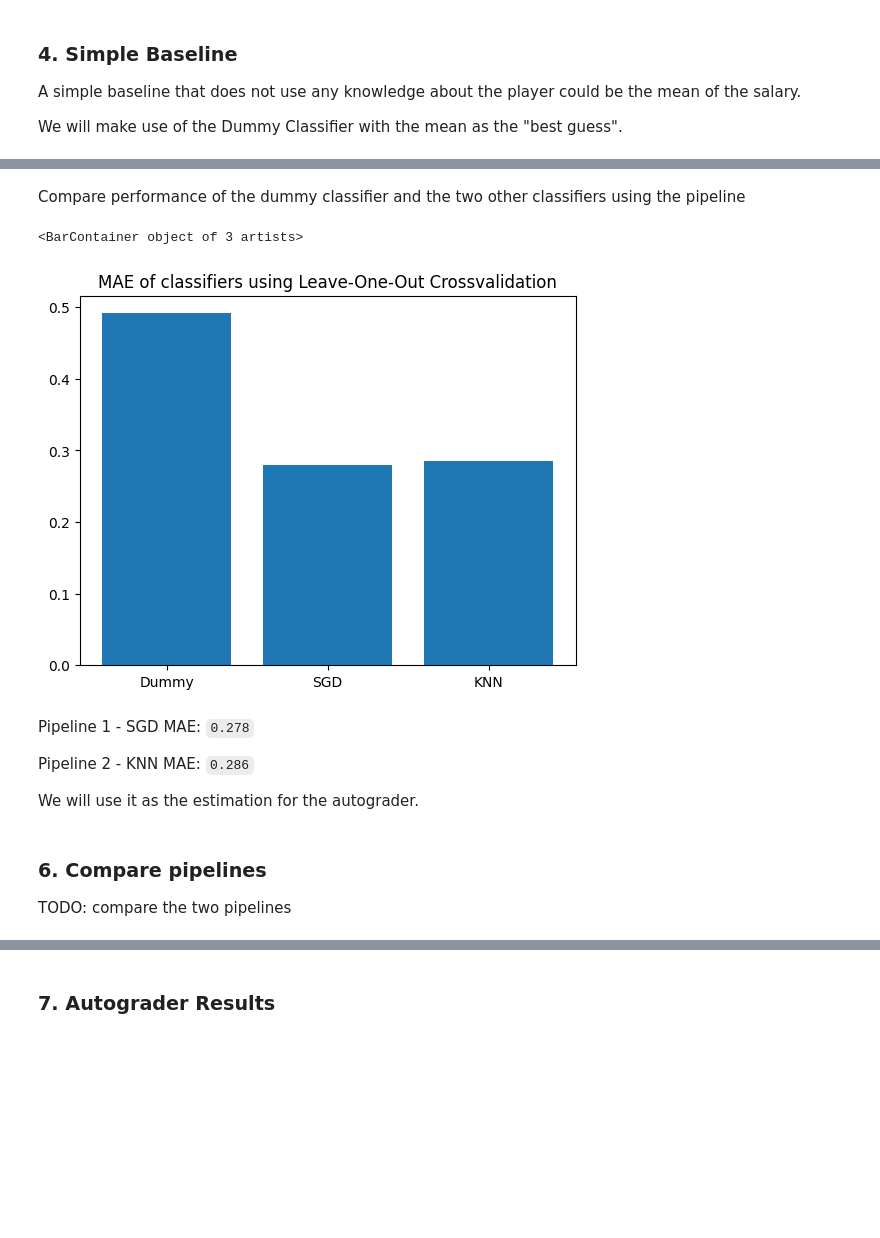
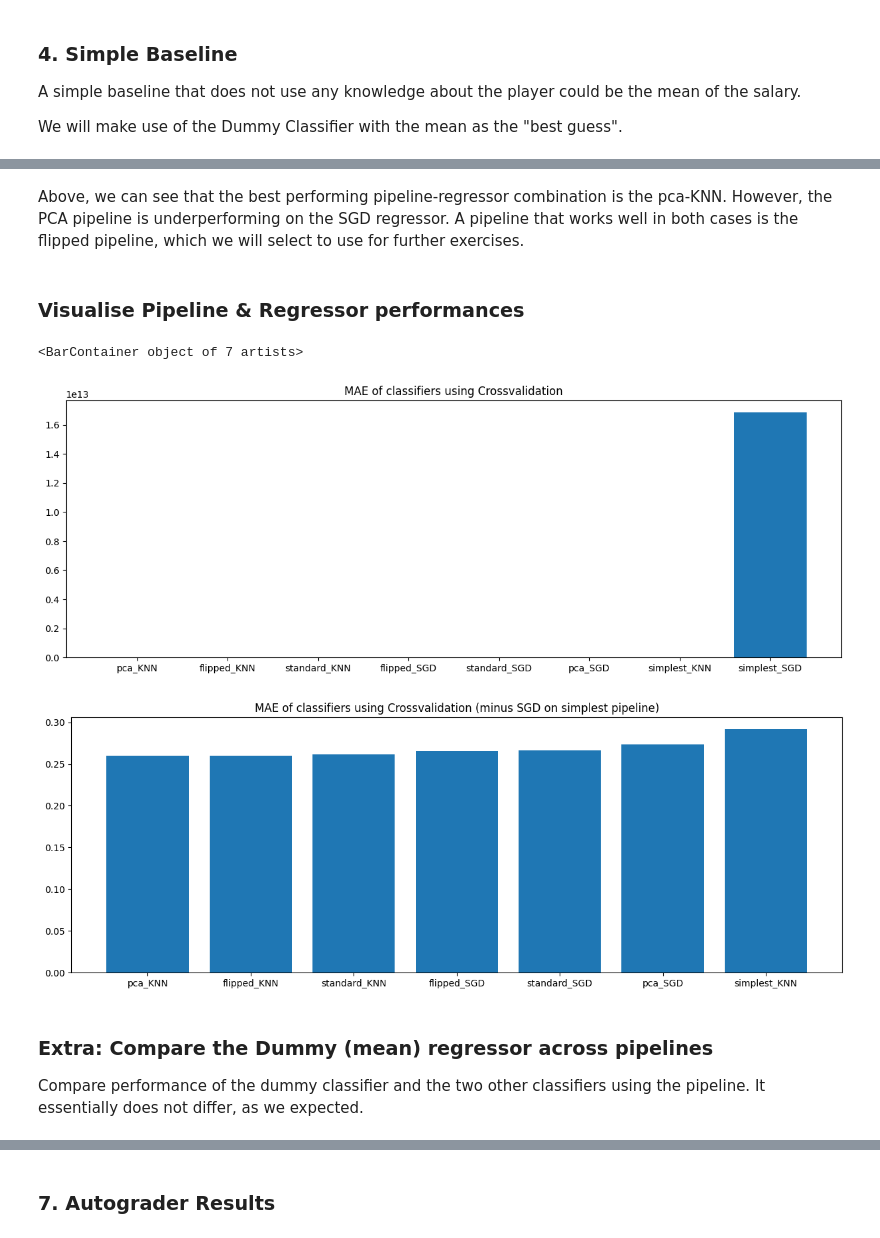
Before and after one commit to johnylamw/DSAIT4020-Practice-Project, a Jupyter notebook: practice_assignment.ipynb, the cells around one changed output, grey strips where cells are left out. Cells and saved outputs as stored; diff of their text form; code cells hidden in the pictures; blank space fills up the shorter version.

Commit message:
feat: adjust parts 4-6 and 9 wrt. pipelines

```diff
--- a/practice_assignment.ipynb
+++ b/practice_assignment.ipynb
@@ -244,11 +213,11 @@ clf_dummy = Pipeline(
             ("regressor", regressor_dummy)]
 )
 
-# Leave-One-Out crossvalidation
+# Crossvalidation
 # Score: MAE : ‘neg_mean_absolute_error’
 # https://scikit-learn.org/stable/modules/model_evaluation.html#scoring-string-names
 
-K = features_X.shape[0]
+K = 100
 
 dummy_negative_mae = cross_val_score(clf_dummy, features_X, regression_target_Y, cv=K, scoring='neg_mean_absolute_error')
 dummy_mae = [-x for x in dummy_negative_mae]
@@ -303,0 +332,10 @@ KNN MAE over 5000 folds is: 0.286
+# %%
+pipeline_performances = []
+
+for pipeline_name in scores_sgd.keys():
+    pipeline_performances.append((pipeline_name + '_SGD', scores_sgd[pipeline_name]))
+    pipeline_performances.append((pipeline_name + '_KNN', scores_knn[pipeline_name]))
+
+pipeline_performances.sort(key=lambda x: x[1])
+for idx, perf in enumerate (pipeline_performances):
+    print(f'{idx:5}: {perf[0]:20} {perf[1]:.4f}')
@@ -304,24 +351,24 @@ KNN MAE over 5000 folds is: 0.286
+# %% [markdown]
+Above, we can see that the best performing pipeline-regressor combination is the pca-KNN. However, the PCA pipeline is underperforming on the SGD regressor. A pipeline that works well in both cases is the flipped pipeline, which we will select to use for further exercises.
+# %% [markdown]
+### Visualise Pipeline & Regressor performances
+# %%
+plt.figure(figsize=(15,5))
+# Unusable (SGD too large)
+
+plt.title('MAE of classifiers using Crossvalidation')
+plt.bar([x[0] for x in pipeline_performances], [x[1] for x in pipeline_performances])
+
+# Without SGD on simplest
+plt.figure(figsize=(15,5))
+
+plt.title('MAE of classifiers using Crossvalidation (minus SGD on simplest pipeline)')
+plt.bar([x[0] for x in pipeline_performances[:-1]], [x[1] for x in pipeline_performances[:-1]])
+# %% [output]
+<BarContainer object of 7 artists>
+[figure, added]
+[figure, added]
 # %% [markdown]
-Compare performance of the dummy classifier and the two other classifiers using the pipeline
+### Extra: Compare the Dummy (mean) regressor across pipelines
+Compare performance of the dummy classifier and the two other classifiers using the pipeline.
+It essentially does not differ, as we expected.
-# %%
-performances_pipeline1 = [
-    ('Dummy', dummy_mae_over_cv),
-    ('SGD', sgd_mae_over_cv),
-    ('KNN', knn_mae_over_cv)
-]
-
-plt.title('MAE of classifiers using Leave-One-Out Crossvalidation')
-plt.bar([x[0] for x in performances_pipeline1], [x[1] for x in performances_pipeline1])
-# %% [output]
-<BarContainer object of 3 artists>
-[figure, removed]
-# %% [markdown]
-Pipeline 1 - SGD MAE: `0.278`
-
-Pipeline 2 - KNN MAE: `0.286`
-
-We will use it as the estimation for the autograder.
-# %% [markdown]
-### 6. Compare pipelines
-
-TODO: compare the two pipelines
```
Also changed, not shown: parts of 27 cells of this notebook.
